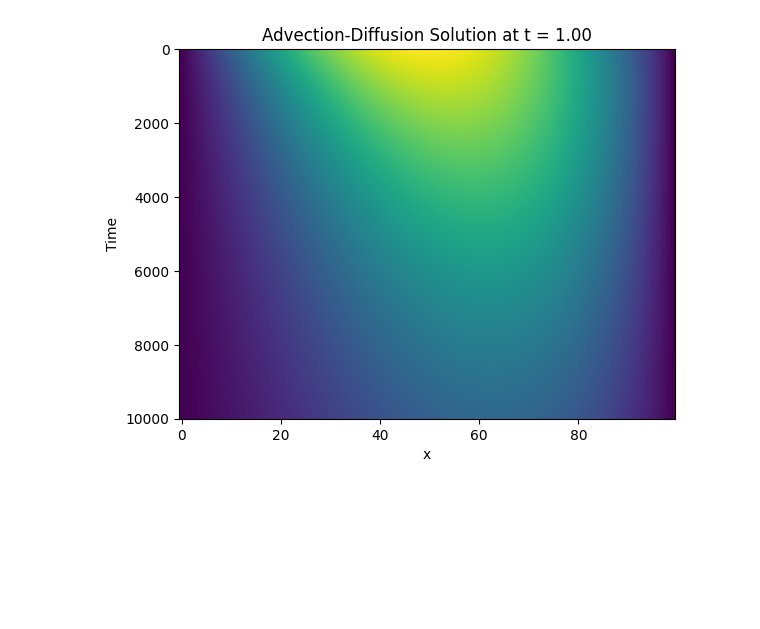
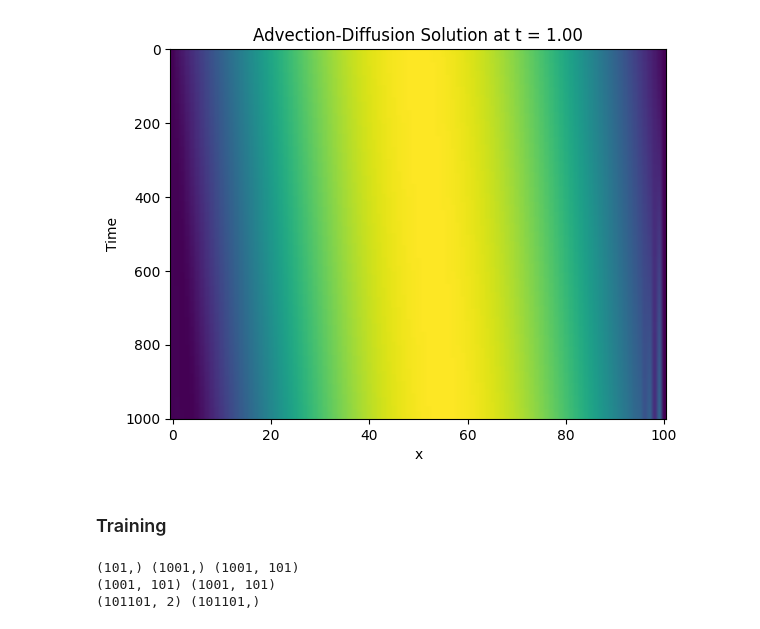
Before and after one commit to gbellume/SML, a Jupyter notebook: sindy.ipynb, the cells around one changed output. Saved outputs shown, nothing was run; the diff lists cells and outputs as text; code cells hidden in the pictures; blank space fills up the shorter version.

Commit message:
[sindy.ipynb,models.py](Solved PDE problems and first attempt on model discovery)

```diff
--- a/sindy.ipynb
+++ b/sindy.ipynb
@@ -8,41 +10,41 @@ def advection_diffusion(u, C, D, dx):
     """
     # Compute the spatial derivatives with centered finite differences
     du_dx = (u[2:] - u[:-2]) / (2 * dx)  # First derivative
     du_dxx = (u[2:] - 2 *u[1:-1] + u[:-2]) / (dx ** 2)  # Second derivative
 
     # Compute the time derivative using the advection-diffusion equation
     du_dt = -C * du_dx + D * du_dxx
 
     return du_dt
 
-# Generate u(x, 0)
-dx = 0.01
-x = np.arange(0, 1, dx)
-u0 = np.sin(np.pi * x)
 # Define coefficients
-C = 0.3  # Advection coefficient
-D = 0.1  # Diffusion coefficient
-# define time propagation parameters
+C = 0.05  # Advection coefficient
+D = 0  # Diffusion coefficient
+
+dx, dt = 0.01, 0.001
+x = np.arange(0, 1 + dx, dx)
 t_final = 1.0
-dt = 0.0001
 t_vet = np.arange(0, t_final + dt, dt)
 
 # Enforcement of boundary conditions
+u0 = np.sin(np.pi * x)
 u_matrix = np.zeros((int(t_final/dt) + 1, len(x)))
 u_matrix[0, :] = u0
-u_matrix[:, 0] = 0  # Boundary condition at x=0
-u_matrix[:, -1] = 0  # Boundary condition at x=2
+u_matrix[:, 0] = 0          # Boundary condition at x=0
+u_matrix[:, -1] = 0         # Boundary condition at x=1
 
 # Integration with forward Euler method
 for (i, t) in enumerate(t_vet[1:]):
     du_dt = advection_diffusion(u_matrix[i, :], C, D, dx)
     u_matrix[i+1, 1:-1] = u_matrix[i, 1:-1] + du_dt * dt
 
 # Plot the results on a heatmap to resemble 3d graph
 plt.imshow(u_matrix, aspect='auto', cmap='viridis')
 plt.xlabel('x')
 plt.ylabel('Time')
 plt.title('Advection-Diffusion Solution at t = {:.2f}'.format(t_final))
 plt.show()
 # %% [output]
-[figure, old version]
+[figure, new version]
+# %% [markdown]
+### Training
@@ -48,0 +129,12 @@ plt.show()
+# %%
+# Lets convert the data from the PDE to trainable data for SINDy
+print(x.shape, t_vet.shape, u_matrix.shape)
+xt, tt = np.meshgrid(x, t_vet)
+print(xt.shape, tt.shape)
+X_numpy = np.column_stack((tt.flatten(), xt.flatten()))
+U_numpy = u_matrix.flatten()
+print(X_numpy.shape, U_numpy.shape)
+# %% [output]
+(101,) (1001,) (1001, 101)
+(1001, 101) (1001, 101)
+(101101, 2) (101101,)
```
Also changed, not shown: parts of 4 cells of this notebook, 1 other file.
